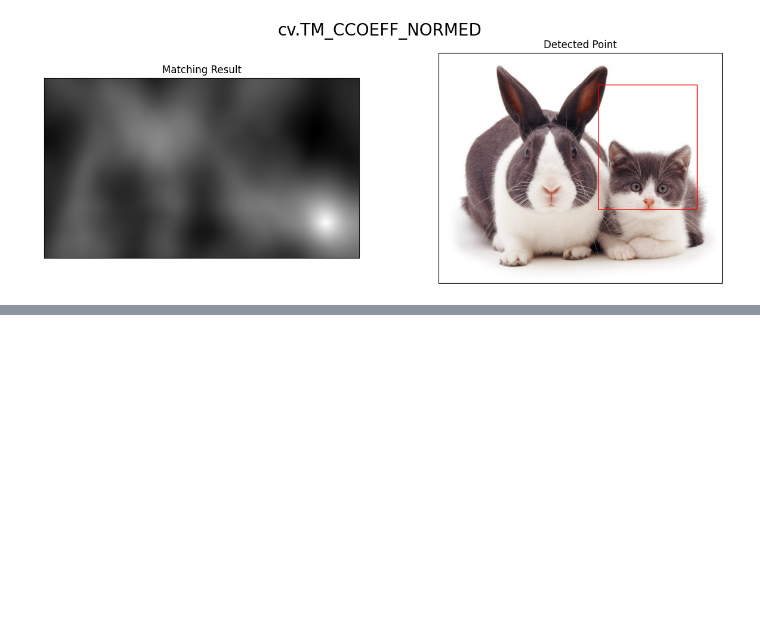
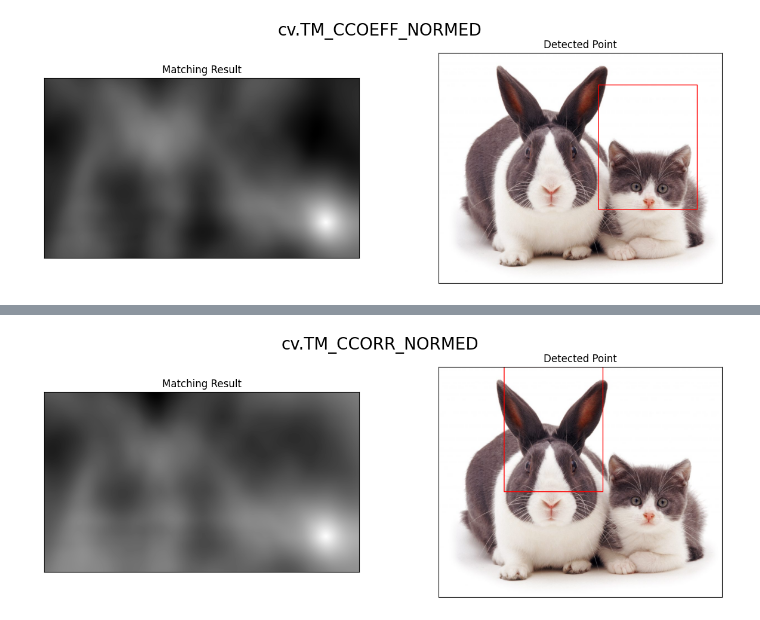
Before and after one commit to ryuuunothuman/PCVK_Ganjil_2024, a Jupyter notebook: Week11.ipynb, the cells around one changed output, grey strips where cells are left out. Drawn from its saved outputs; the diff is of its cells as text; code cells hidden in the pictures; blank space fills up the shorter version.

```diff
--- a/Week11.ipynb
+++ b/Week11.ipynb
@@ -52,0 +58,5 @@ template_matching(image.copy(), template.copy(), cv.TM_CCOEFF_NORMED,"cv.TM_CCOE
+# %%
+# TM_CCORR_NORMED
+template_matching(image.copy(), template.copy(), cv.TM_CCORR_NORMED,"cv.TM_CCORR_NORMED")
+# %% [output]
+[figure, added]
```
Also changed, not shown: parts of 6 cells of this notebook.
